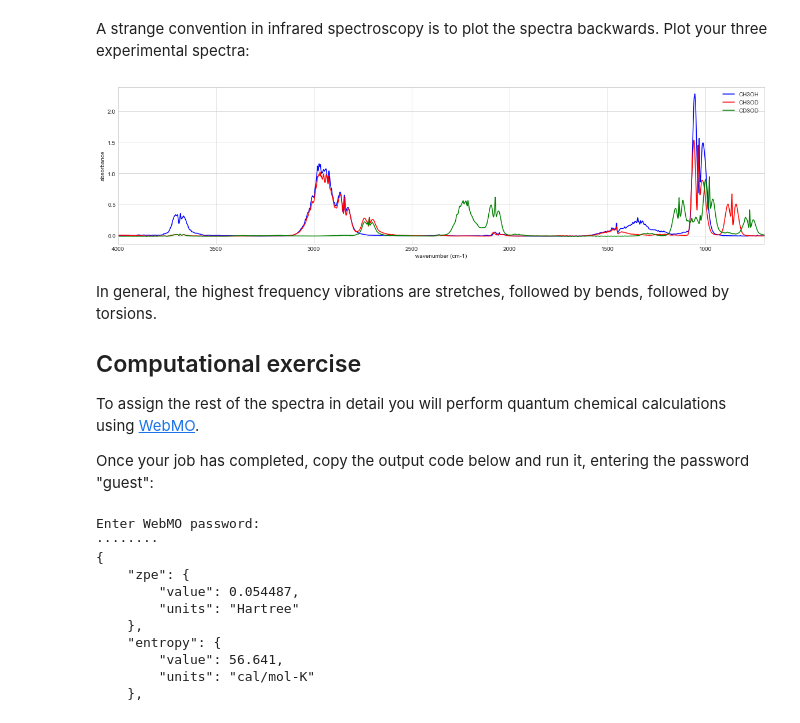
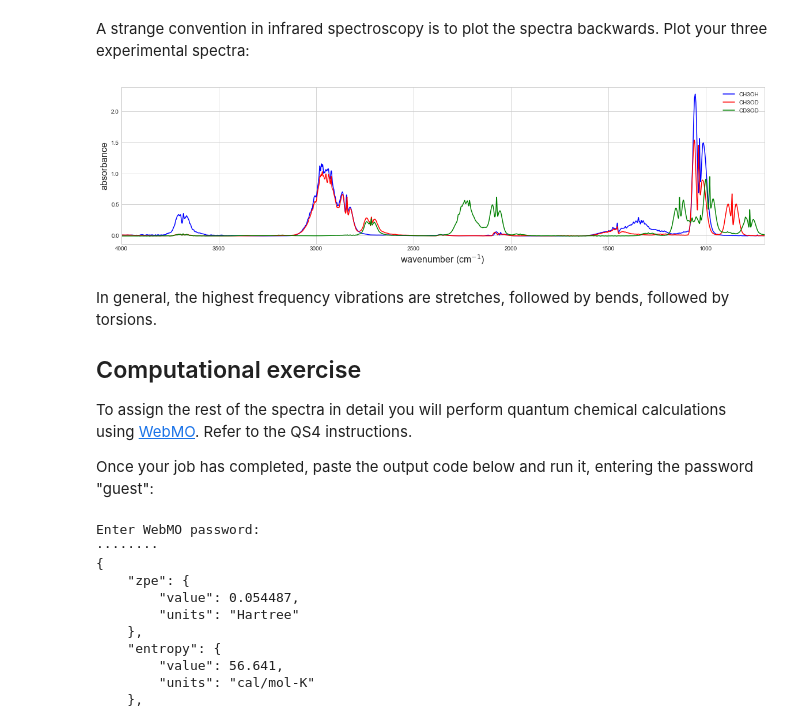
Before and after one commit to laperk01/CHEM2011, a Jupyter notebook: Isotopes QS4/Isotopes QS4.ipynb, the cells around one changed output. Drawn from its saved outputs; the diff is of its cells as text; code cells hidden in the pictures.

```diff
--- a/Isotopes QS4/Isotopes QS4.ipynb
+++ b/Isotopes QS4/Isotopes QS4.ipynb
@@ -52,32 +52,32 @@ A strange convention in infrared spectroscopy is to plot the spectra backwards.
 # %%
 x1 = exp1['wav']
 y1 = exp1['int']
 
 x2 = exp2['wav']
 y2 = exp2['int']
 
 x3 = exp3['wav']
 y3 = exp3['int']
 
 plt.figure(figsize=[20,5])
 plt.plot(x1,y1,"b-",label="CH3OH")
 plt.plot(x2,y2,"r-",label="CH3OD")
 plt.plot(x3,y3,"g-",label="CD3OD")
 
-plt.xlabel('wavenumber (cm-1)')
+plt.xlabel('wavenumber (cm$^{-1}$)', size=16)
 plt.xlim(4000,700)
-plt.ylabel('absorbance')
+plt.ylabel('absorbance', size=16)
 plt.legend()
 plt.show()
 # %% [output]
-[figure, old version]
+[figure, new version]
 # %% [markdown]
 In general, the highest frequency vibrations are stretches, followed by bends, followed by torsions.
 
 ## Computational exercise
-To assign the rest of the spectra in detail you will perform quantum chemical calculations using [WebMO](https://www.webmo.net/demoserver/cgi-bin/webmo/login.cgi).
+To assign the rest of the spectra in detail you will perform quantum chemical calculations using [WebMO](https://www.webmo.net/demoserver/cgi-bin/webmo/login.cgi). Refer to the QS4 instructions.
 
-Once your job has completed, copy the output code below and run it, entering the password "guest":
+Once your job has completed, paste the output code below and run it, entering the password "guest":
 # %%
 # %load https://www.webmo.net:443/demoserver/cgi-bin/webmo/rest.cgi/templates/rest/_print_results?jobNumber=655747&username=guest
 import requests
```
Also changed, not shown: parts of 11 cells of this notebook, 1 other file.
